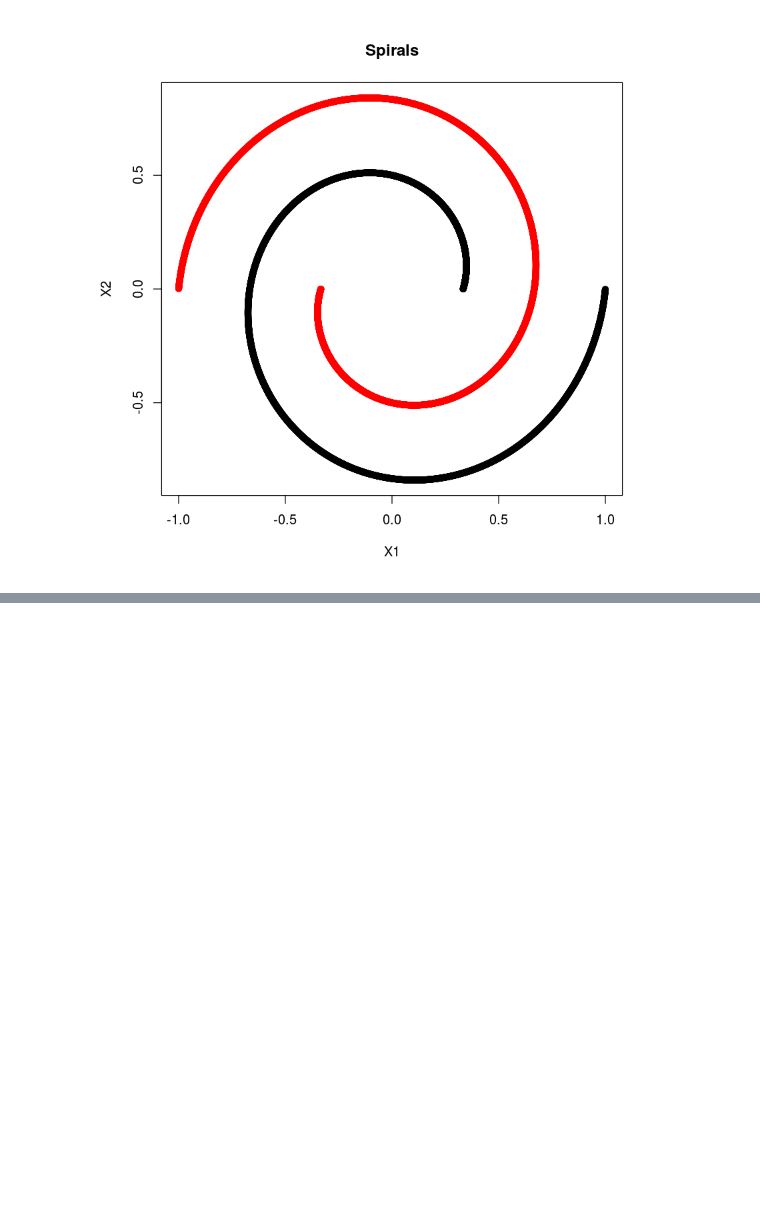
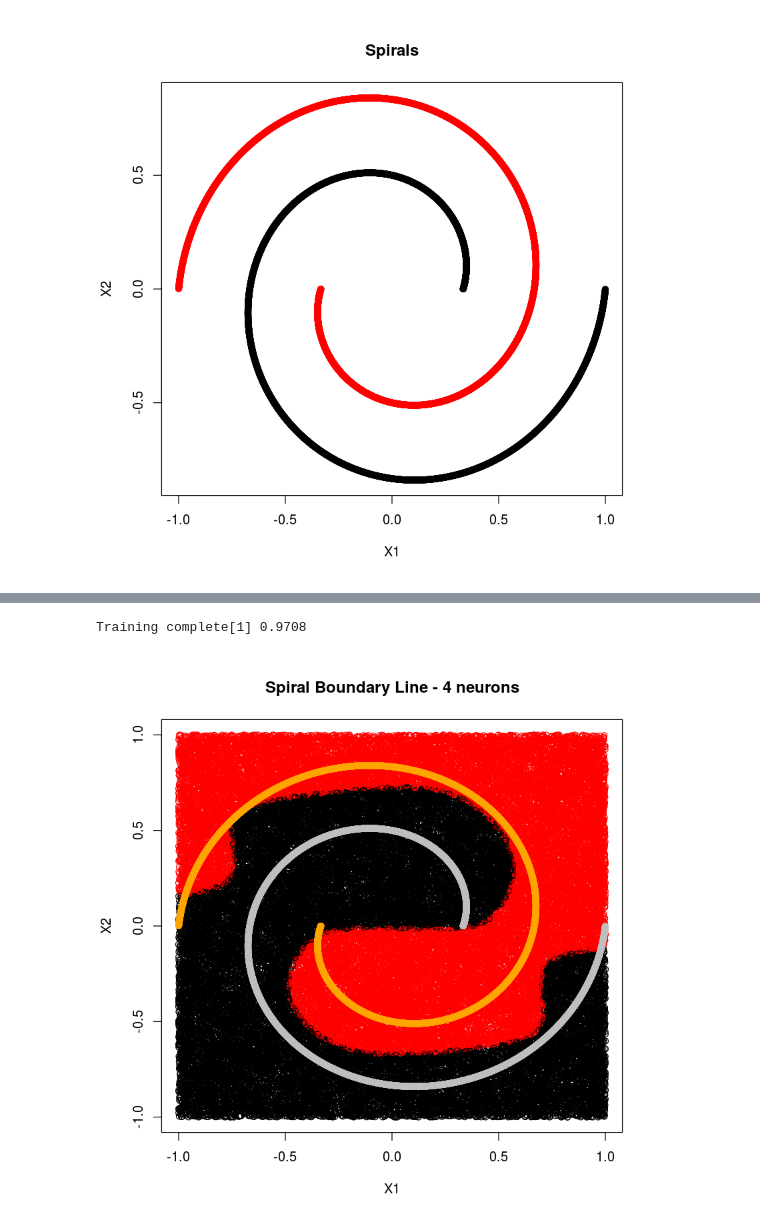
Before and after one commit to ilkarman/DemoNeuralNet, a Jupyter notebook: 03_NeuralNet.ipynb, the cells around one changed output, grey strips where cells are left out. Cells and saved outputs as stored; diff of their text form; code cells hidden in the pictures; blank space fills up the shorter version.

```diff
--- a/03_NeuralNet.ipynb
+++ b/03_NeuralNet.ipynb
@@ -542 +540,6 @@ Training complete[1] 1
+# %%
+plotBoundaryLinePerNeuron(4, 120)
+# %% [output]
+Training complete[1] 0.9708
+[figure, added]
 # %% [markdown]
```
Also changed, not shown: parts of 16 cells of this notebook.
